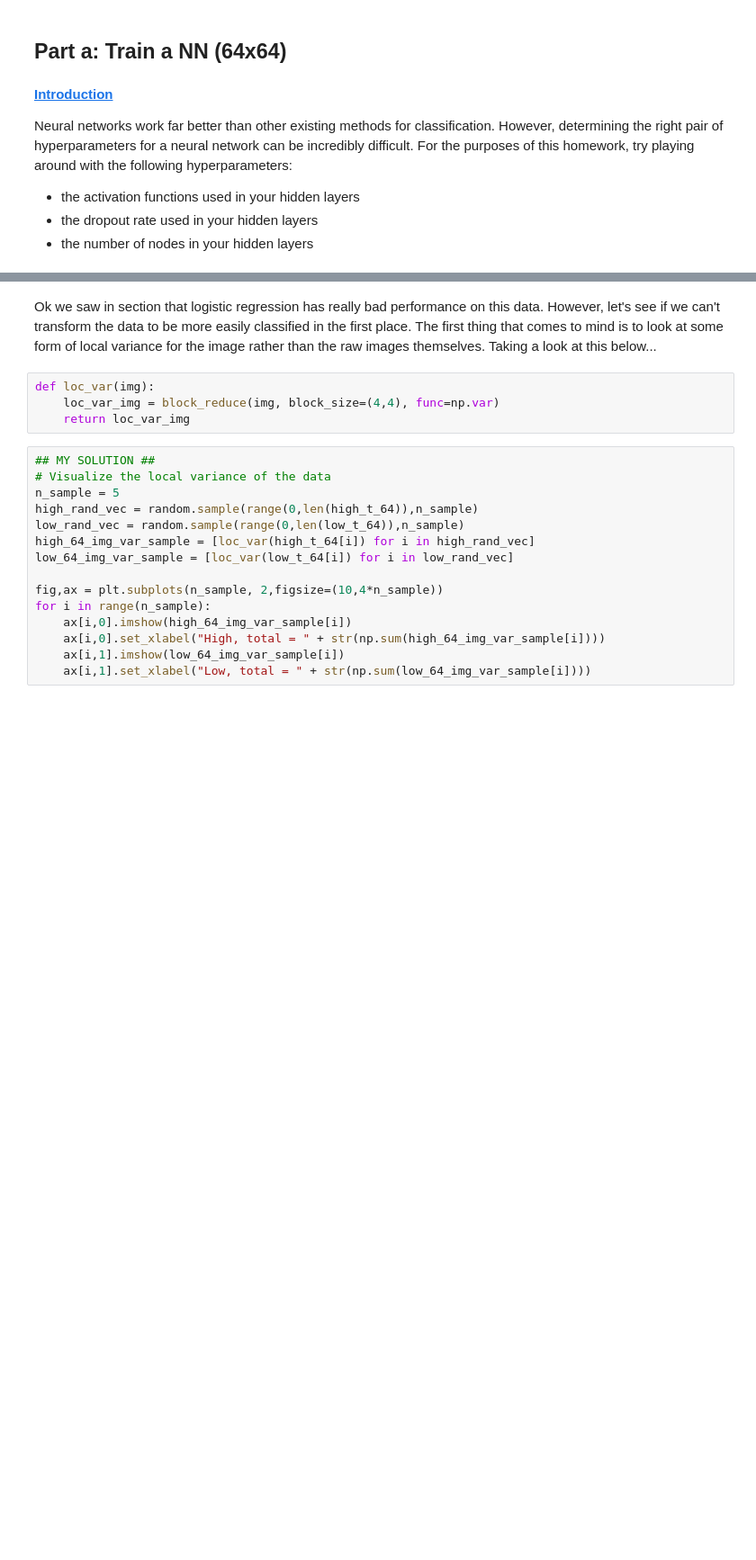
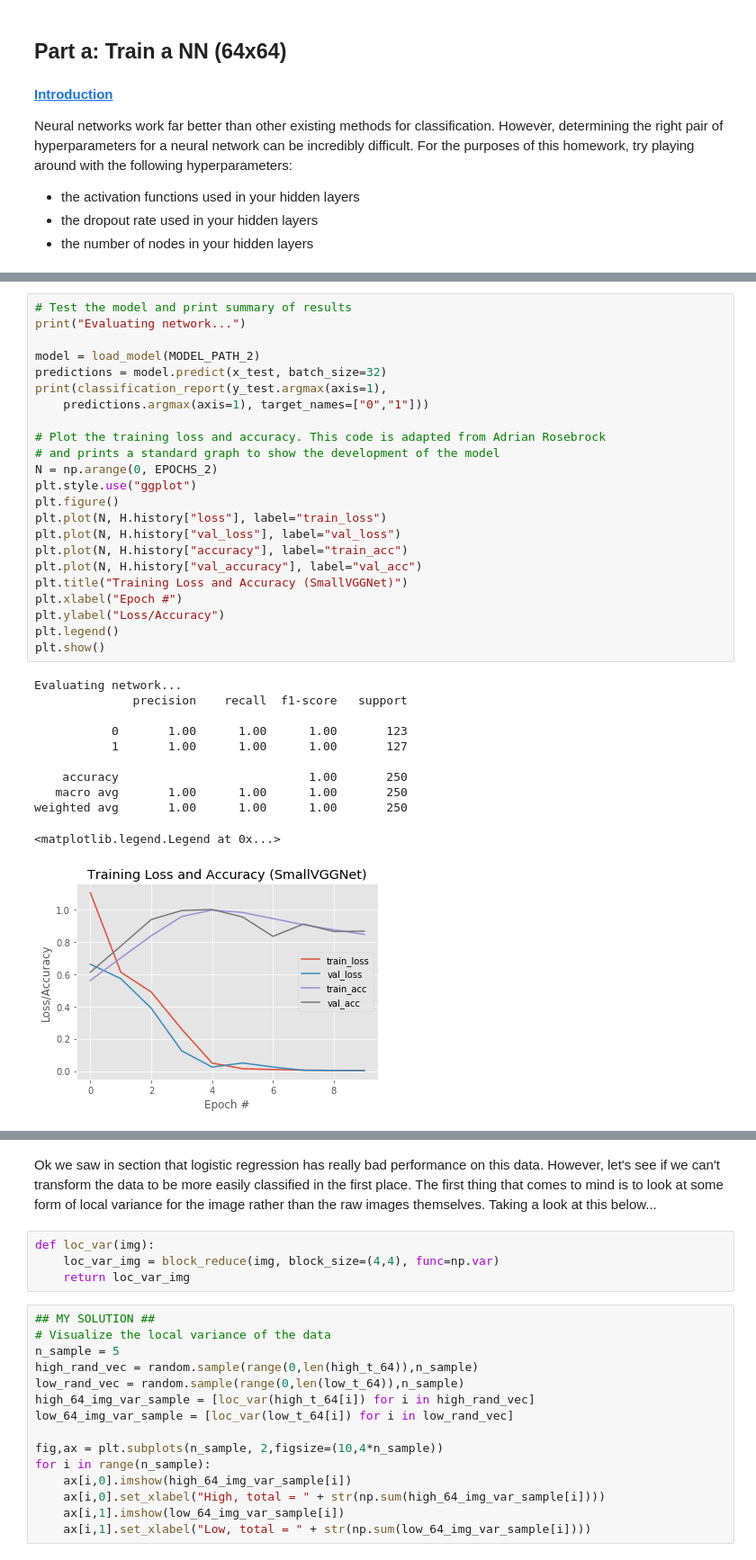
Before and after one commit to zmiller22/AM216, a Jupyter notebook: HW2/P2_Ising_2.ipynb, the cells around one changed output, grey strips where cells are left out. Shown: that part at 90% size. Saved outputs shown, nothing was run; the diff lists cells and outputs as text; blank space fills up the shorter version.

```diff
--- a/HW2/P2_Ising_2.ipynb
+++ b/HW2/P2_Ising_2.ipynb
@@ -392 +502,36 @@ weighted avg       0.26      0.51      0.34       250
+# %%
+# Test the model and print summary of results
+print("Evaluating network...")
+
+model = load_model(MODEL_PATH_2)
+predictions = model.predict(x_test, batch_size=32)
+print(classification_report(y_test.argmax(axis=1),
+	predictions.argmax(axis=1), target_names=["0","1"]))
+
+# Plot the training loss and accuracy. This code is adapted from Adrian Rosebrock
+# and prints a standard graph to show the development of the model
+N = np.arange(0, EPOCHS_2)
+plt.style.use("ggplot")
+plt.figure()
+plt.plot(N, H.history["loss"], label="train_loss")
+plt.plot(N, H.history["val_loss"], label="val_loss")
+plt.plot(N, H.history["accuracy"], label="train_acc")
+plt.plot(N, H.history["val_accuracy"], label="val_acc")
+plt.title("Training Loss and Accuracy (SmallVGGNet)")
+plt.xlabel("Epoch #")
+plt.ylabel("Loss/Accuracy")
+plt.legend()
+plt.show()
+# %% [output]
+Evaluating network...
+              precision    recall  f1-score   support
+
+           0       1.00      1.00      1.00       123
+           1       1.00      1.00      1.00       127
+
+    accuracy                           1.00       250
+   macro avg       1.00      1.00      1.00       250
+weighted avg       1.00      1.00      1.00       250
+<matplotlib.legend.Legend at 0x...>
+[figure, added]
 # %% [markdown]
```
Also changed, not shown: parts of 26 cells of this notebook.
